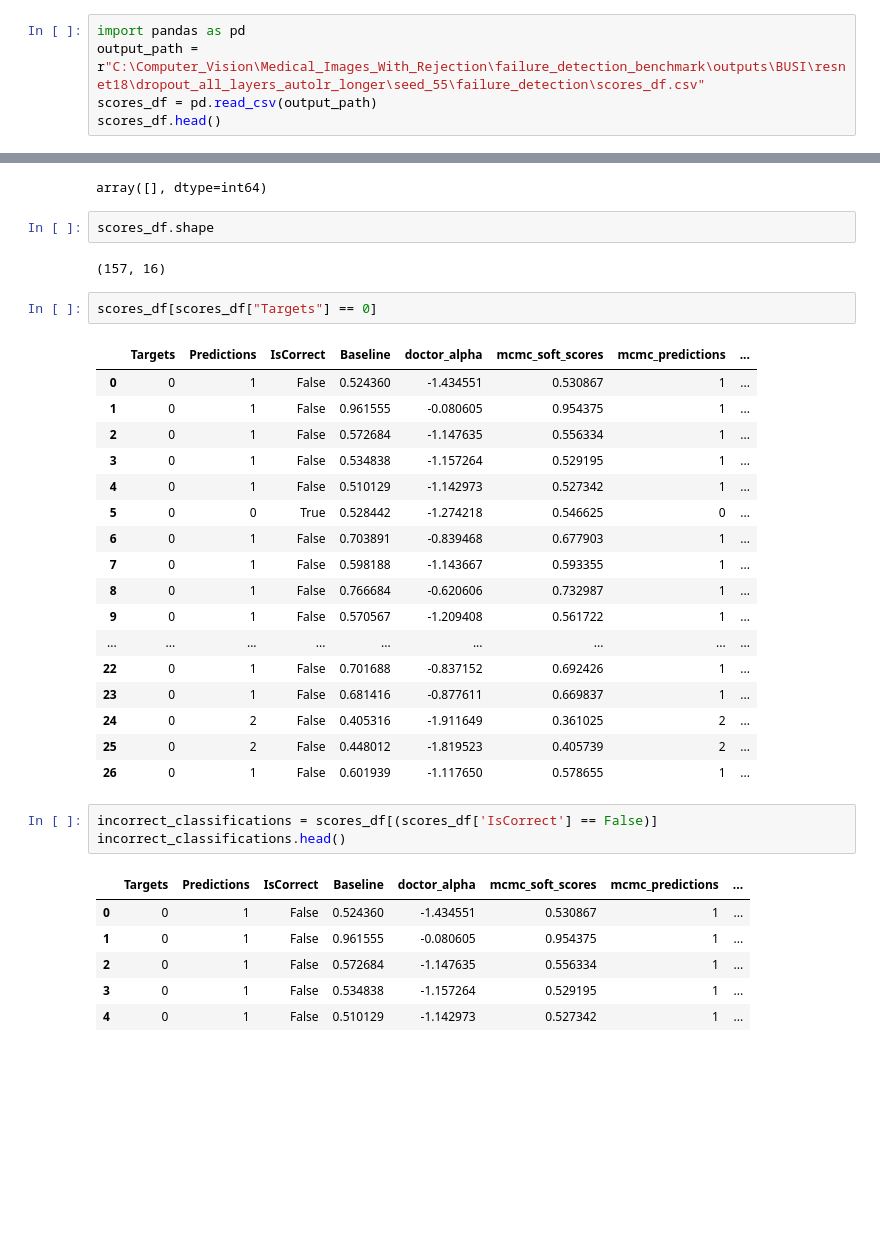
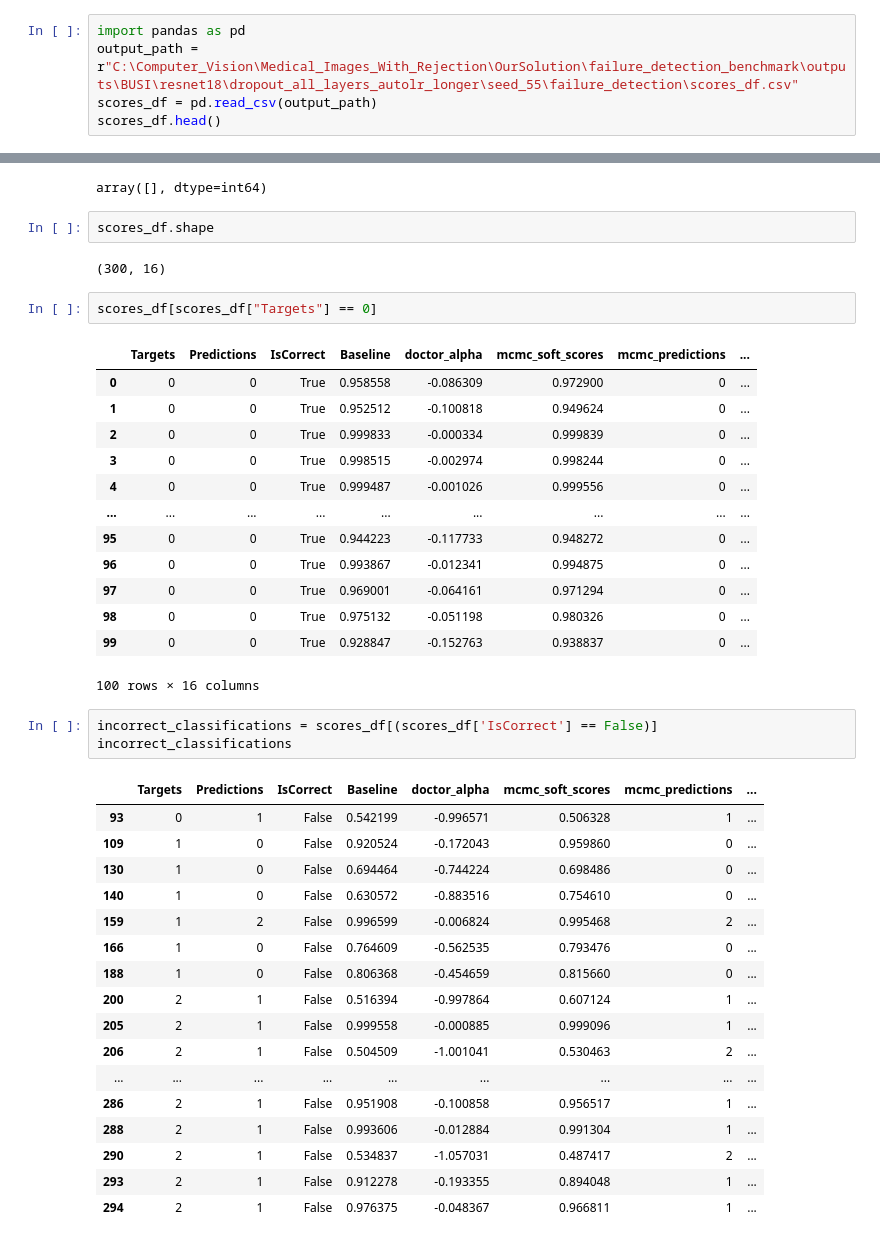
Before and after one commit to Barack-Samuni/failure_detection_benchmark, a Jupyter notebook: rejection_results.ipynb, the cells around one changed output, grey strips where cells are left out. Saved outputs shown, nothing was run; the diff lists cells and outputs as text; blank space fills up the shorter version.

```diff
--- a/rejection_results.ipynb
+++ b/rejection_results.ipynb
@@ -5,7 +5,7 @@
 we trained resnet18 on the BUSI dataset using different scoring methods. The output is a csv file containing the scores. let's have a look at it:
 # %%
 import pandas as pd
-output_path = r"C:\Computer_Vision\Medical_Images_With_Rejection\failure_detection_benchmark\outputs\BUSI\resnet18\dropout_all_layers_autolr_longer\seed_55\failure_detection\scores_df.csv"
+output_path = r"C:\Computer_Vision\Medical_Images_With_Rejection\OurSolution\failure_detection_benchmark\outputs\BUSI\resnet18\dropout_all_layers_autolr_longer\seed_55\failure_detection\scores_df.csv"
 scores_df = pd.read_csv(output_path)
 scores_df.head()
 # %% [output]
@@ -170,37 +188,44 @@ array([], dtype=int64)
 # %%
 scores_df.shape
 # %% [output]
-(157, 16)
+(300, 16)
 # %%
 scores_df[scores_df["Targets"] == 0]
 # %% [output]
 |  | Targets | Predictions | IsCorrect | Baseline | doctor_alpha | mcmc_soft_scores | mcmc_predictions | ... |
-| 0 | 0 | 1 | False | 0.524360 | -1.434551 | 0.530867 | 1 | ... |
-| 1 | 0 | 1 | False | 0.961555 | -0.080605 | 0.954375 | 1 | ... |
-| 2 | 0 | 1 | False | 0.572684 | -1.147635 | 0.556334 | 1 | ... |
-| 3 | 0 | 1 | False | 0.534838 | -1.157264 | 0.529195 | 1 | ... |
-| 4 | 0 | 1 | False | 0.510129 | -1.142973 | 0.527342 | 1 | ... |
-| 5 | 0 | 0 | True | 0.528442 | -1.274218 | 0.546625 | 0 | ... |
-| 6 | 0 | 1 | False | 0.703891 | -0.839468 | 0.677903 | 1 | ... |
-| 7 | 0 | 1 | False | 0.598188 | -1.143667 | 0.593355 | 1 | ... |
-| 8 | 0 | 1 | False | 0.766684 | -0.620606 | 0.732987 | 1 | ... |
-| 9 | 0 | 1 | False | 0.570567 | -1.209408 | 0.561722 | 1 | ... |
+| 0 | 0 | 0 | True | 0.958558 | -0.086309 | 0.972900 | 0 | ... |
+| 1 | 0 | 0 | True | 0.952512 | -0.100818 | 0.949624 | 0 | ... |
+| 2 | 0 | 0 | True | 0.999833 | -0.000334 | 0.999839 | 0 | ... |
+| 3 | 0 | 0 | True | 0.998515 | -0.002974 | 0.998244 | 0 | ... |
+| 4 | 0 | 0 | True | 0.999487 | -0.001026 | 0.999556 | 0 | ... |
 | ... | ... | ... | ... | ... | ... | ... | ... | ... |
-| 22 | 0 | 1 | False | 0.701688 | -0.837152 | 0.692426 | 1 | ... |
-| 23 | 0 | 1 | False | 0.681416 | -0.877611 | 0.669837 | 1 | ... |
-| 24 | 0 | 2 | False | 0.405316 | -1.911649 | 0.361025 | 2 | ... |
-| 25 | 0 | 2 | False | 0.448012 | -1.819523 | 0.405739 | 2 | ... |
-| 26 | 0 | 1 | False | 0.601939 | -1.117650 | 0.578655 | 1 | ... |
+| 95 | 0 | 0 | True | 0.944223 | -0.117733 | 0.948272 | 0 | ... |
+| 96 | 0 | 0 | True | 0.993867 | -0.012341 | 0.994875 | 0 | ... |
+| 97 | 0 | 0 | True | 0.969001 | -0.064161 | 0.971294 | 0 | ... |
+| 98 | 0 | 0 | True | 0.975132 | -0.051198 | 0.980326 | 0 | ... |
+| 99 | 0 | 0 | True | 0.928847 | -0.152763 | 0.938837 | 0 | ... |
+100 rows × 16 columns
 # %%
 incorrect_classifications = scores_df[(scores_df['IsCorrect'] == False)]
-incorrect_classifications.head()
+incorrect_classifications
 # %% [output]
 |  | Targets | Predictions | IsCorrect | Baseline | doctor_alpha | mcmc_soft_scores | mcmc_predictions | ... |
-| 0 | 0 | 1 | False | 0.524360 | -1.434551 | 0.530867 | 1 | ... |
-| 1 | 0 | 1 | False | 0.961555 | -0.080605 | 0.954375 | 1 | ... |
-| 2 | 0 | 1 | False | 0.572684 | -1.147635 | 0.556334 | 1 | ... |
-| 3 | 0 | 1 | False | 0.534838 | -1.157264 | 0.529195 | 1 | ... |
-| 4 | 0 | 1 | False | 0.510129 | -1.142973 | 0.527342 | 1 | ... |
+| 93 | 0 | 1 | False | 0.542199 | -0.996571 | 0.506328 | 1 | ... |
+| 109 | 1 | 0 | False | 0.920524 | -0.172043 | 0.959860 | 0 | ... |
+| 130 | 1 | 0 | False | 0.694464 | -0.744224 | 0.698486 | 0 | ... |
+| 140 | 1 | 0 | False | 0.630572 | -0.883516 | 0.754610 | 0 | ... |
+| 159 | 1 | 2 | False | 0.996599 | -0.006824 | 0.995468 | 2 | ... |
+| 166 | 1 | 0 | False | 0.764609 | -0.562535 | 0.793476 | 0 | ... |
+| 188 | 1 | 0 | False | 0.806368 | -0.454659 | 0.815660 | 0 | ... |
+| 200 | 2 | 1 | False | 0.516394 | -0.997864 | 0.607124 | 1 | ... |
+| 205 | 2 | 1 | False | 0.999558 | -0.000885 | 0.999096 | 1 | ... |
+| 206 | 2 | 1 | False | 0.504509 | -1.001041 | 0.530463 | 2 | ... |
+| ... | ... | ... | ... | ... | ... | ... | ... | ... |
+| 286 | 2 | 1 | False | 0.951908 | -0.100858 | 0.956517 | 1 | ... |
+| 288 | 2 | 1 | False | 0.993606 | -0.012884 | 0.991304 | 1 | ... |
+| 290 | 2 | 1 | False | 0.534837 | -1.057031 | 0.487417 | 2 | ... |
+| 293 | 2 | 1 | False | 0.912278 | -0.193355 | 0.894048 | 1 | ... |
+| 294 | 2 | 1 | False | 0.976375 | -0.048367 | 0.966811 | 1 | ... |
 # %%
 scores_df[scores_df["Targets"] == 1]
 # %% [output]
```
Also changed, not shown: parts of 6 cells of this notebook, 5 other files.
